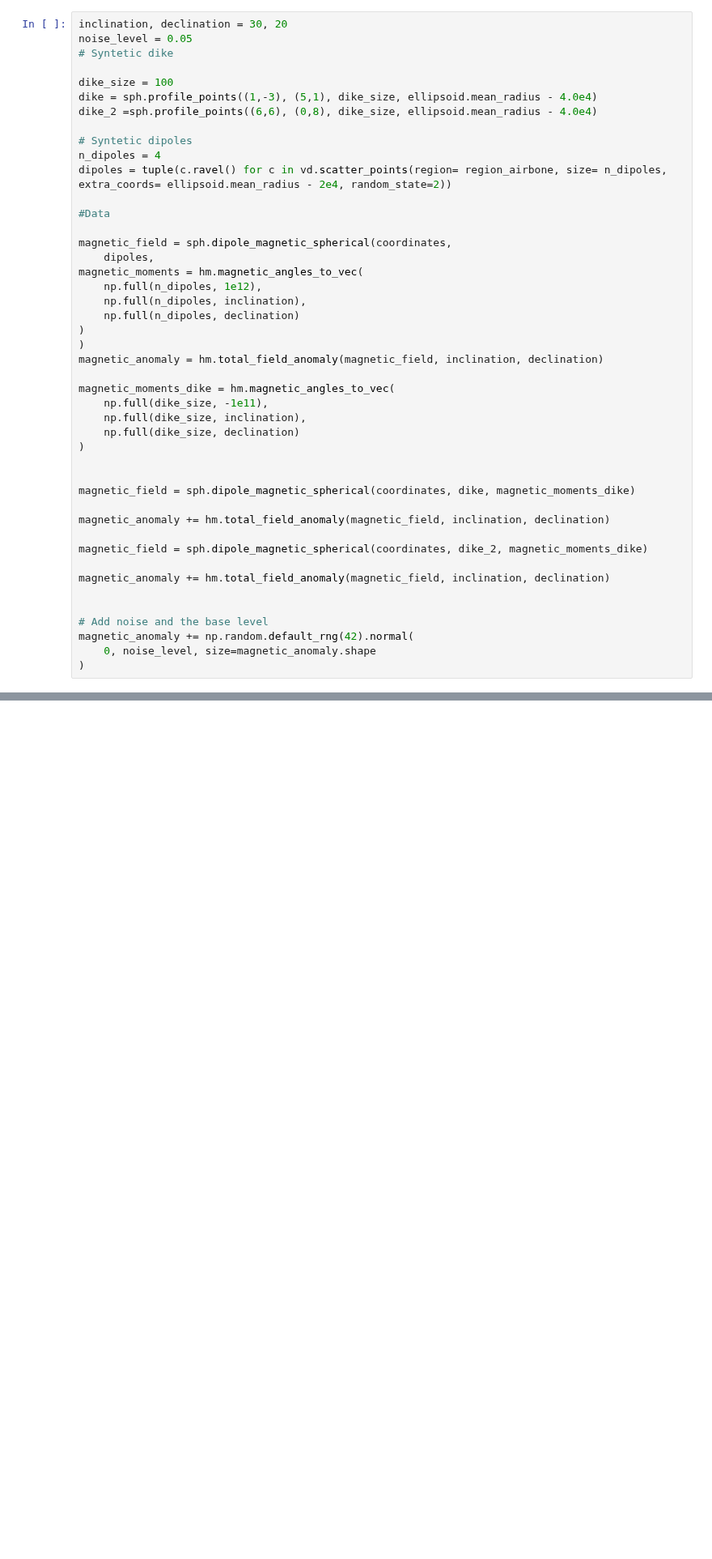
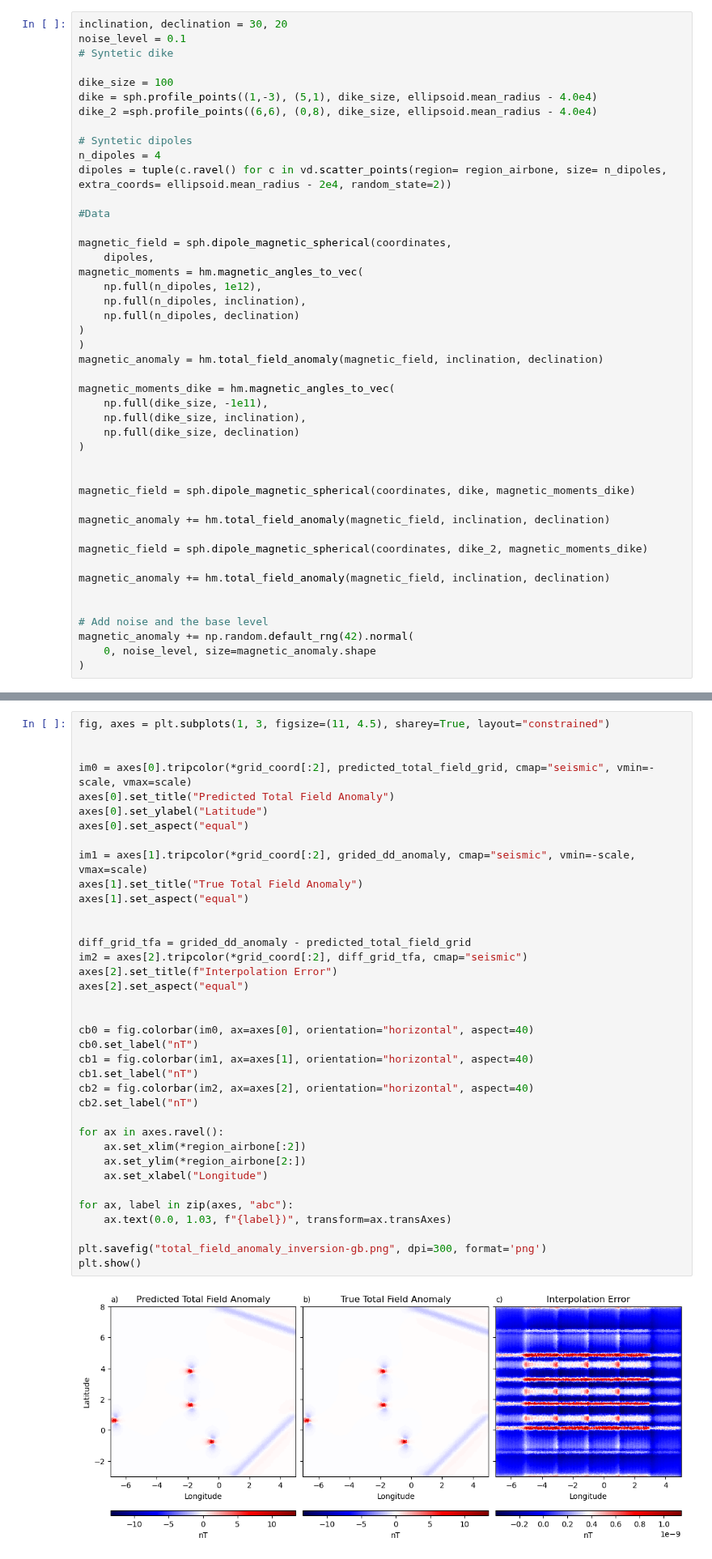
Before and after one commit to compgeolab/eqs-magnetic-spherical, a Jupyter notebook: code/gradient-boosting-sph.ipynb, the cells around one changed output, grey strips where cells are left out. Shown at 81% size. Saved outputs shown, nothing was run; the diff lists cells and outputs as text; blank space fills up the shorter version.

Commit message:
Add plot for the sbgf expanded abstract

```diff
--- a/code/gradient-boosting-sph.ipynb
+++ b/code/gradient-boosting-sph.ipynb
@@ -36,7 +37,7 @@ plt.show()
 [figure]
 # %%
 inclination, declination = 30, 20
-noise_level = 0.05
+noise_level = 0.1
 # Syntetic dike
 
 dike_size = 100
@@ -440,0 +209,39 @@ plt.show()
+# %%
+fig, axes = plt.subplots(1, 3, figsize=(11, 4.5), sharey=True, layout="constrained")
+
+
+im0 = axes[0].tripcolor(*grid_coord[:2], predicted_total_field_grid, cmap="seismic", vmin=-scale, vmax=scale)
+axes[0].set_title("Predicted Total Field Anomaly")
+axes[0].set_ylabel("Latitude")
+axes[0].set_aspect("equal")
+
+im1 = axes[1].tripcolor(*grid_coord[:2], grided_dd_anomaly, cmap="seismic", vmin=-scale, vmax=scale)
+axes[1].set_title("True Total Field Anomaly")
+axes[1].set_aspect("equal")
+
+
+diff_grid_tfa = grided_dd_anomaly - predicted_total_field_grid
+im2 = axes[2].tripcolor(*grid_coord[:2], diff_grid_tfa, cmap="seismic")
+axes[2].set_title(f"Interpolation Error")
+axes[2].set_aspect("equal")
+
+
+cb0 = fig.colorbar(im0, ax=axes[0], orientation="horizontal", aspect=40)
+cb0.set_label("nT")
+cb1 = fig.colorbar(im1, ax=axes[1], orientation="horizontal", aspect=40)
+cb1.set_label("nT")
+cb2 = fig.colorbar(im2, ax=axes[2], orientation="horizontal", aspect=40)
+cb2.set_label("nT")
+
+for ax in axes.ravel():
+    ax.set_xlim(*region_airbone[:2])
+    ax.set_ylim(*region_airbone[2:])
+    ax.set_xlabel("Longitude")
+
+for ax, label in zip(axes, "abc"):
+    ax.text(0.0, 1.03, f"{label})", transform=ax.transAxes)
+
+plt.savefig("total_field_anomaly_inversion-gb.png", dpi=300, format='png')
+plt.show()
+# %% [output]
+[figure, added]
```
Also changed, not shown: parts of 7 cells of this notebook.
